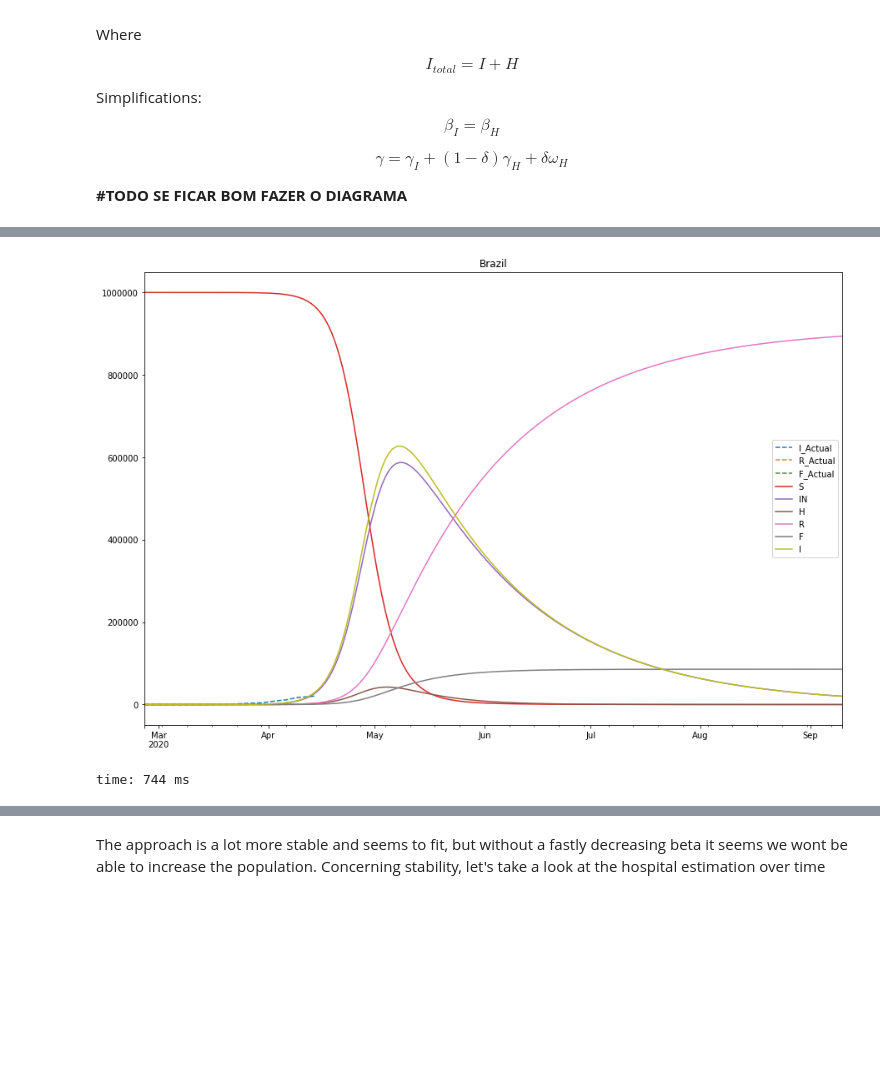
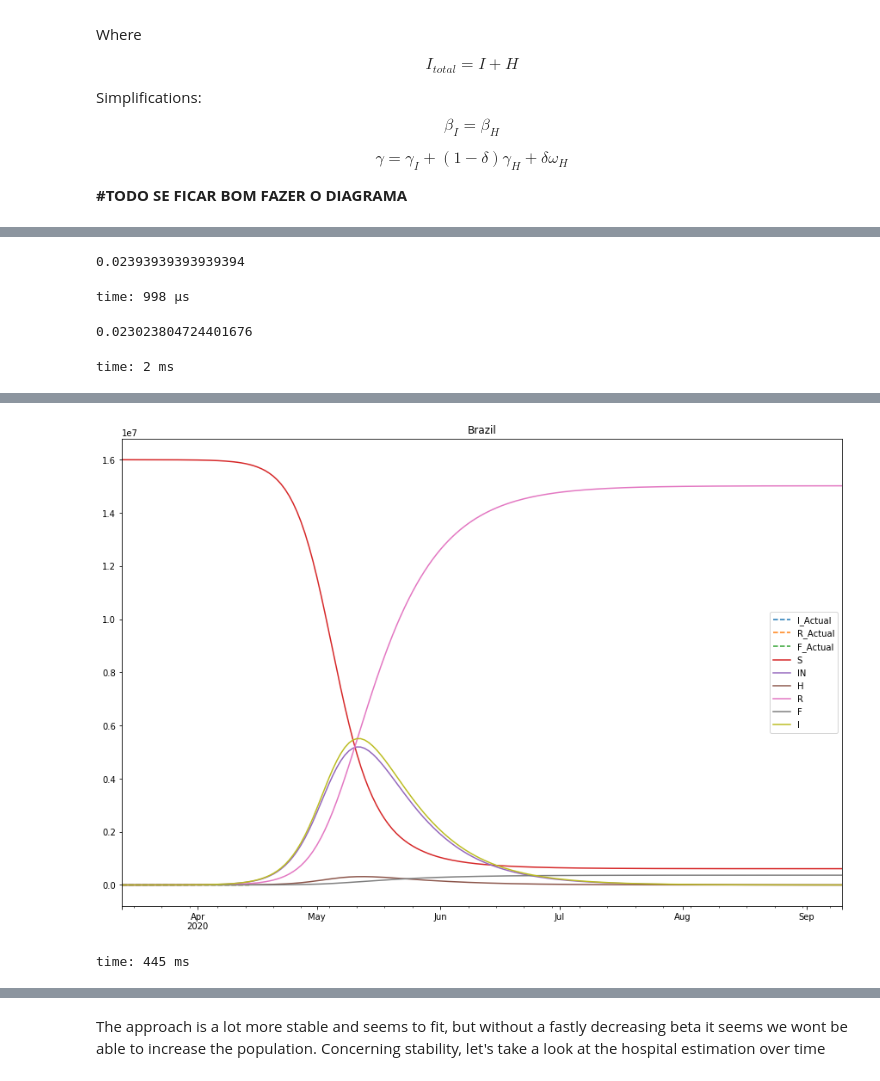
Before and after one commit to comunidadexp/sirfh-covid, a Jupyter notebook: Covid Spread Model.ipynb, the cells around one changed output, grey strips where cells are left out. Saved outputs shown, nothing was run; the diff lists cells and outputs as text; code cells hidden in the pictures; blank space fills up the shorter version.

```diff
--- a/Covid Spread Model.ipynb
+++ b/Covid Spread Model.ipynb
@@ -759,17 +742,36 @@ $$\gamma = \gamma_I + (1-\delta) \gamma_H + \delta \omega_H$$
+# %%
+t1.rho * t1.delta
+# %% [output]
+0.02393939393939394
+time: 998 µs
+# %%
+(t1.df.F / t1.df.S.iloc[0]).iloc[-1]
+# %% [output]
+0.023023804724401676
+time: 2 ms
 # %%
-hospRate = 0.1
-deltaUpperBound = 0.035 / hospRate
+#Stressing the model with fixed params
+
+hospRate = 0.05
+#deltaUpperBound = 0.035 / hospRate
+deltaUpperBound = 79/165
+#deltaUpperBound = 1
+gi = 0.09
+gh = 0.07
+omega = 0.07
+
+
+# Mudar omega bouds /
 
 t1 = SIHRF(country = 'Brazil',
-         N=1e6,
+         N=200e6,
          # N=1e6,
          alpha=.7,
-         betaBounds=(0.1, 1.5),
-         gammaBounds=(0.05, 2.0),
-         S0bounds=(.1e6, 200e6 * .12),
-         nth=1,
+         S0pbounds=(16e6 / 200e6, 16e6 / 200e6),
+         nth=100,
          daysToHosp=4,  # big for detction
          daysToLeave=12,
+         daysPredict=150,
          infectedAssumption=1,
          # forcedBeta = 3,
          quarantineDate = dt.datetime(2020,3,24), #italy lockdown was on the 9th
@@ -777,25 +779,46 @@ t1 = SIHRF(country = 'Brazil',
          # opt='SLSQP',
          R0bounds=(0,20),
          hospRate=hospRate,
+
+         # Usual restrictions
+         #delta_bounds=(0, deltaUpperBound),
+         #betaBounds=(0.1, 1.5),
+         #gammaBounds=(0.01, .2),
+         #gamma_i_bounds=(1/(5*7), 1/(1*7)),
+         #gamma_h_bounds=(1/(8*7), 1/(1*7)),
+         #omega_bounds=(1/(8*7), 1/(1*7)),
+
+         #restricted
          delta_bounds=(0, deltaUpperBound),
-         gamma_i_bounds=(1/(5*7), 1/(1*7)),
-         gamma_h_bounds=(1/(8*7), 1/(1*7)),
-         omega_bounds=(1/12, 1/5),
+         betaBounds=(0.3, 0.3),
+         gammaBounds=(0, 1),
+         gamma_i_bounds=(gi, gi),
+         gamma_h_bounds=(gh, gh),
+         omega_bounds=(omega, omega),
+
+         #omega_bounds=(1/12, 1/12),
          #alphas=(0,0,1),
            adjust_recovered=True,
          )
 
 t1.train()
+#options={'eps': 1e-8}
+#options={'eps': 1e-3, 'ftol': 1e-7}
 t1.main_plot()
 print(t1.gamma_i_bounds)
 print(t1.gamma_h_bounds)
 print(t1.omega_bounds)
+print(t1.delta_bounds)
 print('\nMax:')
 print(t1.df.I.max())
 print('Est:')
 print(t1.df.I.max()*.15)
 print('H Max:')
 print(t1.df['H'].max())
+print('R Max:')
+print(t1.df['R'].max())
 print('F Max:')
 print(t1.df['F'].max())
+print('F+R Max:')
+print(t1.df['F'].max()+t1.df['R'].max())
 # %% [output]
@@ -819,5 +842,5 @@ F Max:
-[figure, old version]
+[figure, new version]
-time: 744 ms
+time: 445 ms
 # %%
 t1.I_fit_plot()
 t1.R_fit_plot()
```
Also changed, not shown: parts of 30 cells of this notebook, 1 other file.
